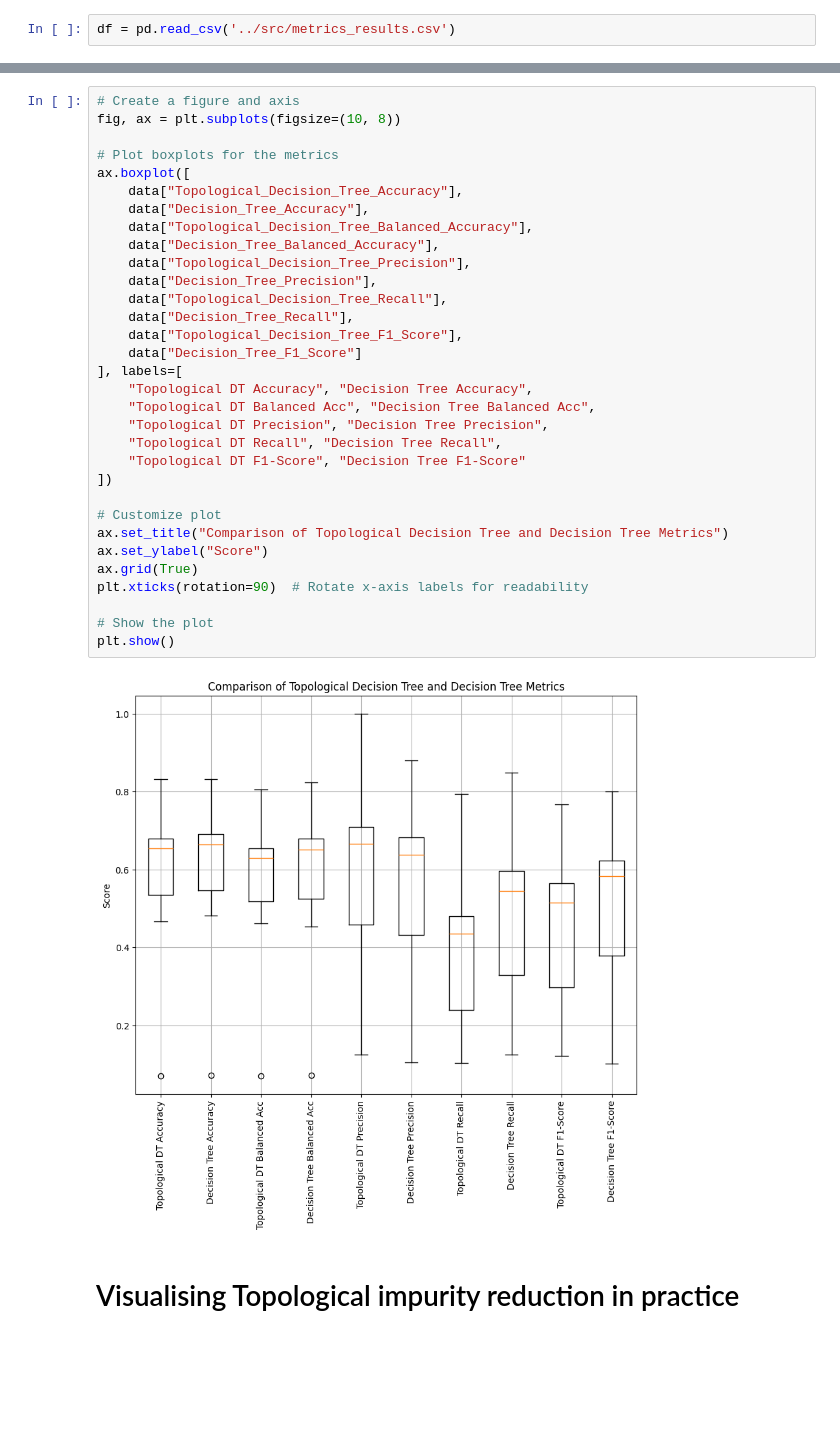
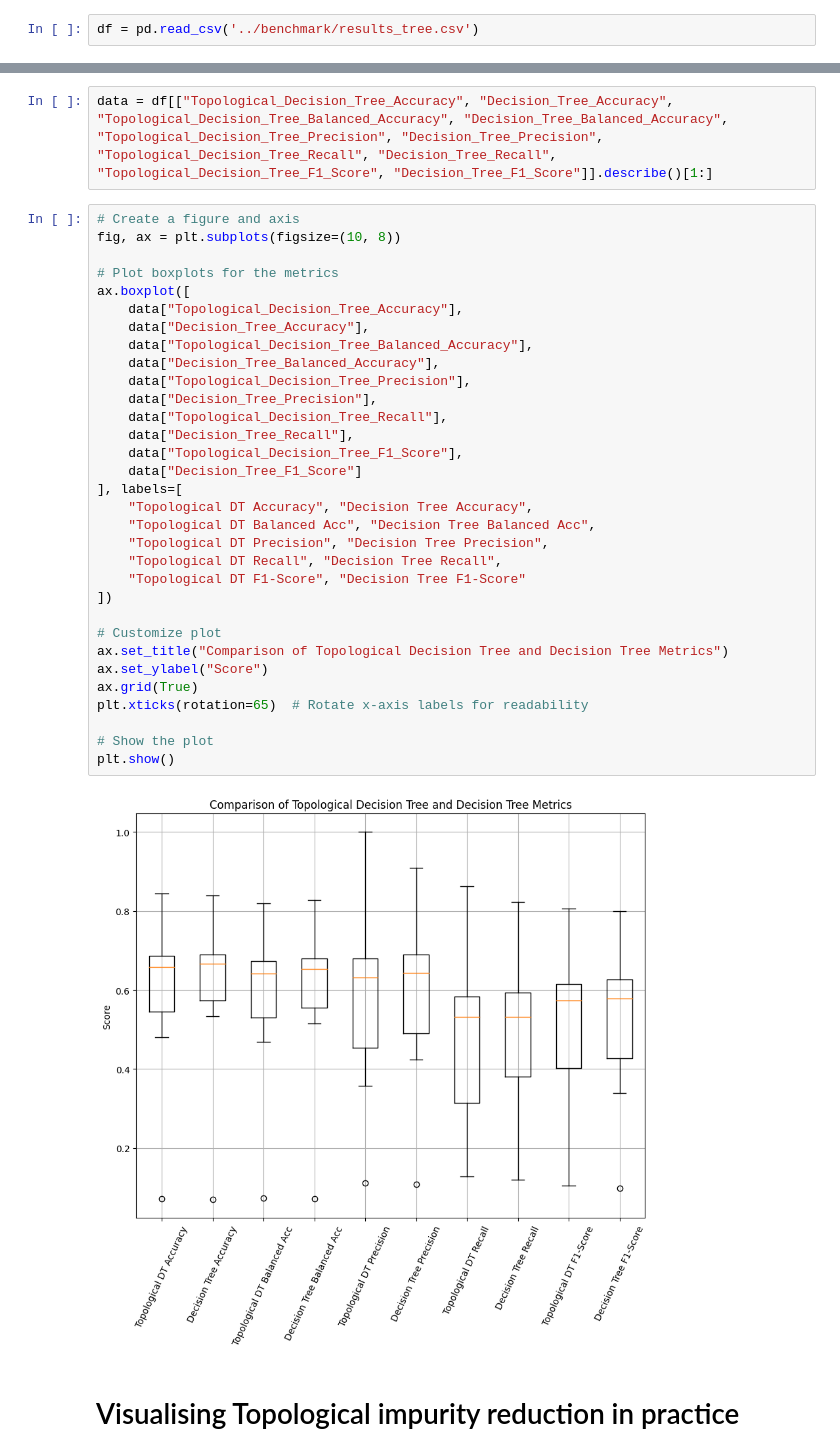
Before and after one commit to Manas02/topologicalimpurity, a Jupyter notebook: notebook/plot.ipynb, the cells around one changed output, grey strips where cells are left out. Cells and saved outputs as stored; diff of their text form; blank space fills up the shorter version.

Commit message:
update new bench

```diff
--- a/notebook/plot.ipynb
+++ b/notebook/plot.ipynb
@@ -7,2 +7,2 @@ from plotnine import ggplot, aes, geom_bar, geom_line, facet_wrap, theme_minimal
 # %%
-df = pd.read_csv('../src/metrics_results.csv')
+df = pd.read_csv('../benchmark/results_tree.csv')
@@ -60,37 +48,39 @@ plt.show()
+# %%
+data = df[["Topological_Decision_Tree_Accuracy", "Decision_Tree_Accuracy", "Topological_Decision_Tree_Balanced_Accuracy", "Decision_Tree_Balanced_Accuracy", "Topological_Decision_Tree_Precision", "Decision_Tree_Precision", "Topological_Decision_Tree_Recall", "Decision_Tree_Recall", "Topological_Decision_Tree_F1_Score", "Decision_Tree_F1_Score"]].describe()[1:]
 # %%
 # Create a figure and axis
 fig, ax = plt.subplots(figsize=(10, 8))
 
 # Plot boxplots for the metrics
 ax.boxplot([
     data["Topological_Decision_Tree_Accuracy"],
     data["Decision_Tree_Accuracy"],
     data["Topological_Decision_Tree_Balanced_Accuracy"],
     data["Decision_Tree_Balanced_Accuracy"],
     data["Topological_Decision_Tree_Precision"],
     data["Decision_Tree_Precision"],
     data["Topological_Decision_Tree_Recall"],
     data["Decision_Tree_Recall"],
     data["Topological_Decision_Tree_F1_Score"],
     data["Decision_Tree_F1_Score"]
 ], labels=[
     "Topological DT Accuracy", "Decision Tree Accuracy",
     "Topological DT Balanced Acc", "Decision Tree Balanced Acc",
     "Topological DT Precision", "Decision Tree Precision",
     "Topological DT Recall", "Decision Tree Recall",
     "Topological DT F1-Score", "Decision Tree F1-Score"
 ])
 
 # Customize plot
 ax.set_title("Comparison of Topological Decision Tree and Decision Tree Metrics")
 ax.set_ylabel("Score")
 ax.grid(True)
-plt.xticks(rotation=90)  # Rotate x-axis labels for readability
+plt.xticks(rotation=65)  # Rotate x-axis labels for readability
 
 # Show the plot
 plt.show()
 # %% [output]
-[figure, old version]
+[figure, new version]
 # %% [markdown]
 # Visualising Topological impurity reduction in practice
 # %%
```
Also changed, not shown: parts of 6 cells of this notebook, 7 other files.
